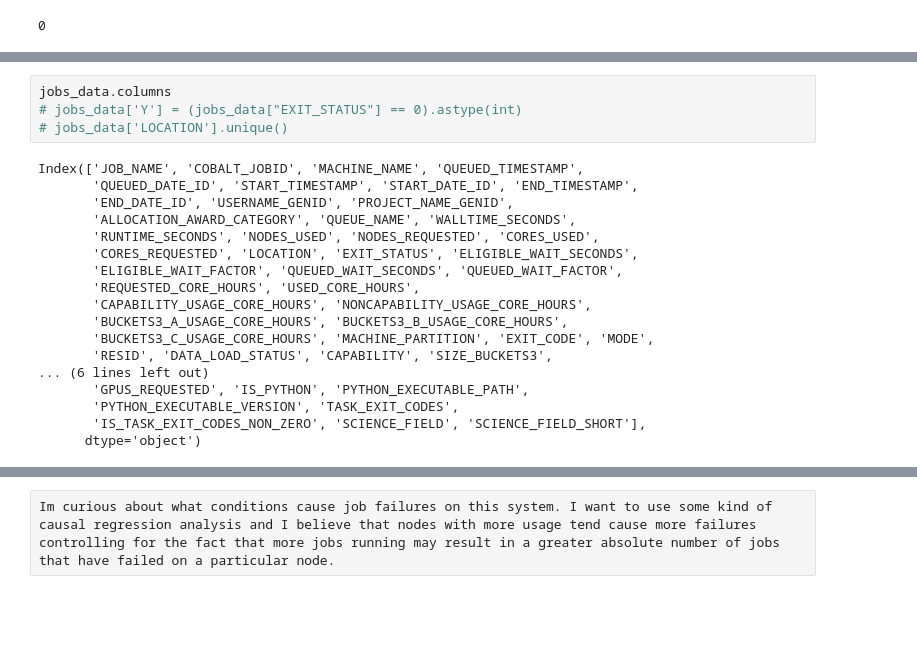
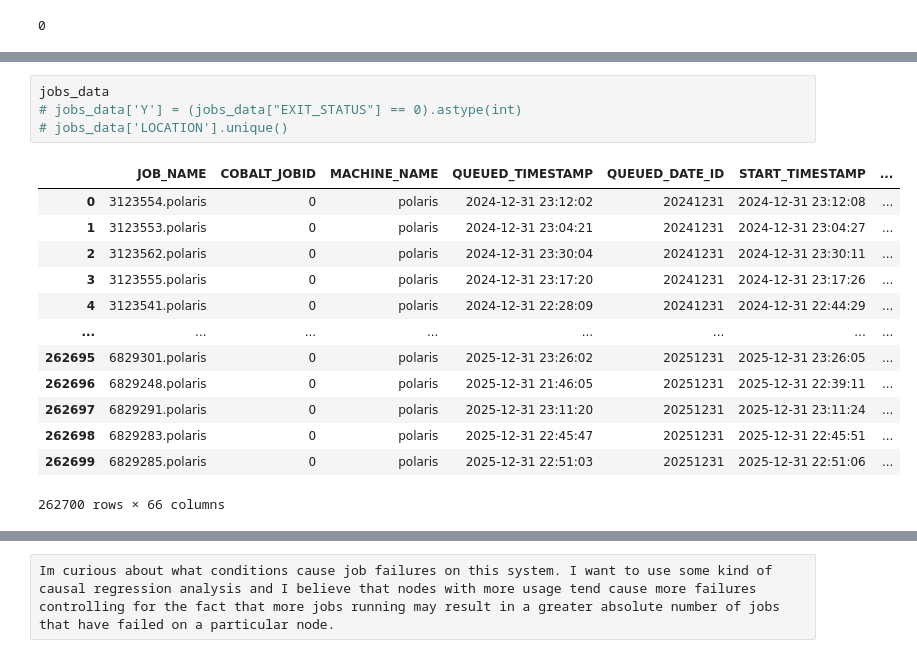
Before and after one commit to cscully-allison/guidepost, a Jupyter notebook: test_notebook.ipynb, the cells around one changed output, grey strips where cells are left out. Cells and saved outputs as stored; diff of their text form; blank space fills up the shorter version.

```diff
--- a/test_notebook.ipynb
+++ b/test_notebook.ipynb
@@ -25,27 +25,23 @@ cs.records = jobs_data
 Warning: The following columns were dropped because they contained entirely 'na' values which guidepost does not support:[MACHINE_PARTITION, PYTHON_EXECUTABLE_PATH, PYTHON_EXECUTABLE_VERSION, TASK_EXI ...
 Warning: Some rows were dropped because at least one column contained 'na' values which guidepost does not support.
 # %%
-jobs_data.columns
+jobs_data
 # jobs_data['Y'] = (jobs_data["EXIT_STATUS"] == 0).astype(int)
 # jobs_data['LOCATION'].unique()
 # %% [output]
+|  | JOB_NAME | COBALT_JOBID | MACHINE_NAME | QUEUED_TIMESTAMP | QUEUED_DATE_ID | START_TIMESTAMP | ... |
+| 0 | 3123554.polaris | 0 | polaris | 2024-12-31 23:12:02 | 20241231 | 2024-12-31 23:12:08 | ... |
+| 1 | 3123553.polaris | 0 | polaris | 2024-12-31 23:04:21 | 20241231 | 2024-12-31 23:04:27 | ... |
+| 2 | 3123562.polaris | 0 | polaris | 2024-12-31 23:30:04 | 20241231 | 2024-12-31 23:30:11 | ... |
+| 3 | 3123555.polaris | 0 | polaris | 2024-12-31 23:17:20 | 20241231 | 2024-12-31 23:17:26 | ... |
+| 4 | 3123541.polaris | 0 | polaris | 2024-12-31 22:28:09 | 20241231 | 2024-12-31 22:44:29 | ... |
+| ... | ... | ... | ... | ... | ... | ... | ... |
+| 262695 | 6829301.polaris | 0 | polaris | 2025-12-31 23:26:02 | 20251231 | 2025-12-31 23:26:05 | ... |
+| 262696 | 6829248.polaris | 0 | polaris | 2025-12-31 21:46:05 | 20251231 | 2025-12-31 22:39:11 | ... |
+| 262697 | 6829291.polaris | 0 | polaris | 2025-12-31 23:11:20 | 20251231 | 2025-12-31 23:11:24 | ... |
+| 262698 | 6829283.polaris | 0 | polaris | 2025-12-31 22:45:47 | 20251231 | 2025-12-31 22:45:51 | ... |
+| 262699 | 6829285.polaris | 0 | polaris | 2025-12-31 22:51:03 | 20251231 | 2025-12-31 22:51:06 | ... |
-Index(['JOB_NAME', 'COBALT_JOBID', 'MACHINE_NAME', 'QUEUED_TIMESTAMP',
-       'QUEUED_DATE_ID', 'START_TIMESTAMP', 'START_DATE_ID', 'END_TIMESTAMP',
-       'END_DATE_ID', 'USERNAME_GENID', 'PROJECT_NAME_GENID',
-       'ALLOCATION_AWARD_CATEGORY', 'QUEUE_NAME', 'WALLTIME_SECONDS',
-       'RUNTIME_SECONDS', 'NODES_USED', 'NODES_REQUESTED', 'CORES_USED',
-       'CORES_REQUESTED', 'LOCATION', 'EXIT_STATUS', 'ELIGIBLE_WAIT_SECONDS',
-       'ELIGIBLE_WAIT_FACTOR', 'QUEUED_WAIT_SECONDS', 'QUEUED_WAIT_FACTOR',
-       'REQUESTED_CORE_HOURS', 'USED_CORE_HOURS',
-       'CAPABILITY_USAGE_CORE_HOURS', 'NONCAPABILITY_USAGE_CORE_HOURS',
-       'BUCKETS3_A_USAGE_CORE_HOURS', 'BUCKETS3_B_USAGE_CORE_HOURS',
-       'BUCKETS3_C_USAGE_CORE_HOURS', 'MACHINE_PARTITION', 'EXIT_CODE', 'MODE',
-       'RESID', 'DATA_LOAD_STATUS', 'CAPABILITY', 'SIZE_BUCKETS3',
-... (6 lines left out)
-       'GPUS_REQUESTED', 'IS_PYTHON', 'PYTHON_EXECUTABLE_PATH',
-       'PYTHON_EXECUTABLE_VERSION', 'TASK_EXIT_CODES',
-       'IS_TASK_EXIT_CODES_NON_ZERO', 'SCIENCE_FIELD', 'SCIENCE_FIELD_SHORT'],
-      dtype='object')
+262700 rows × 66 columns
 # %%
 cs
 # %% [output]
```
Also changed, not shown: parts of 6 cells of this notebook, 3 other files.
